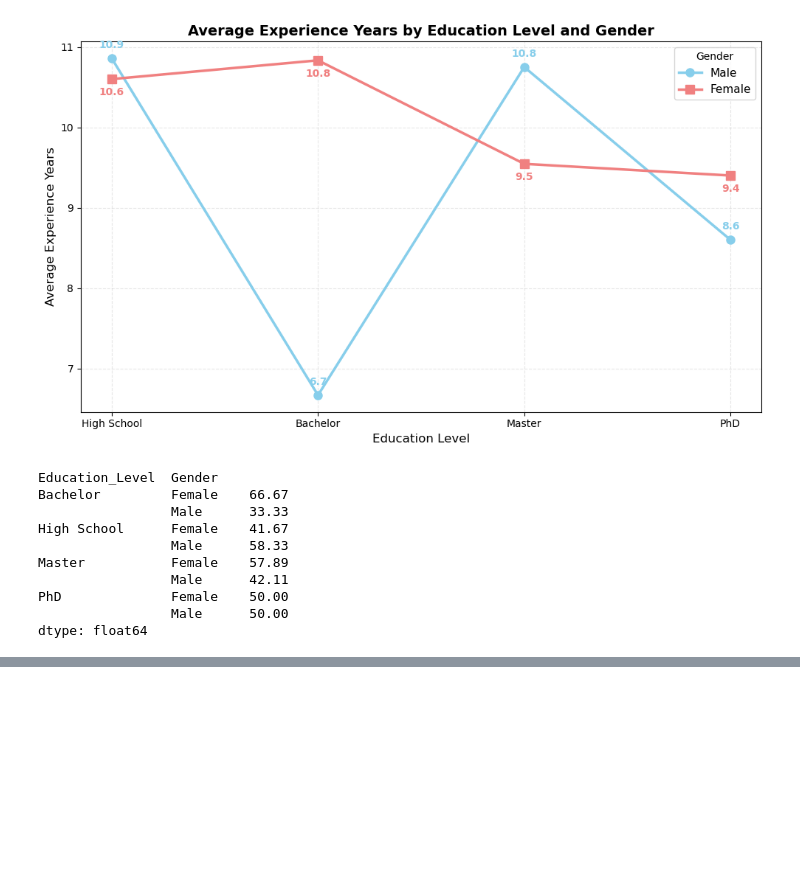
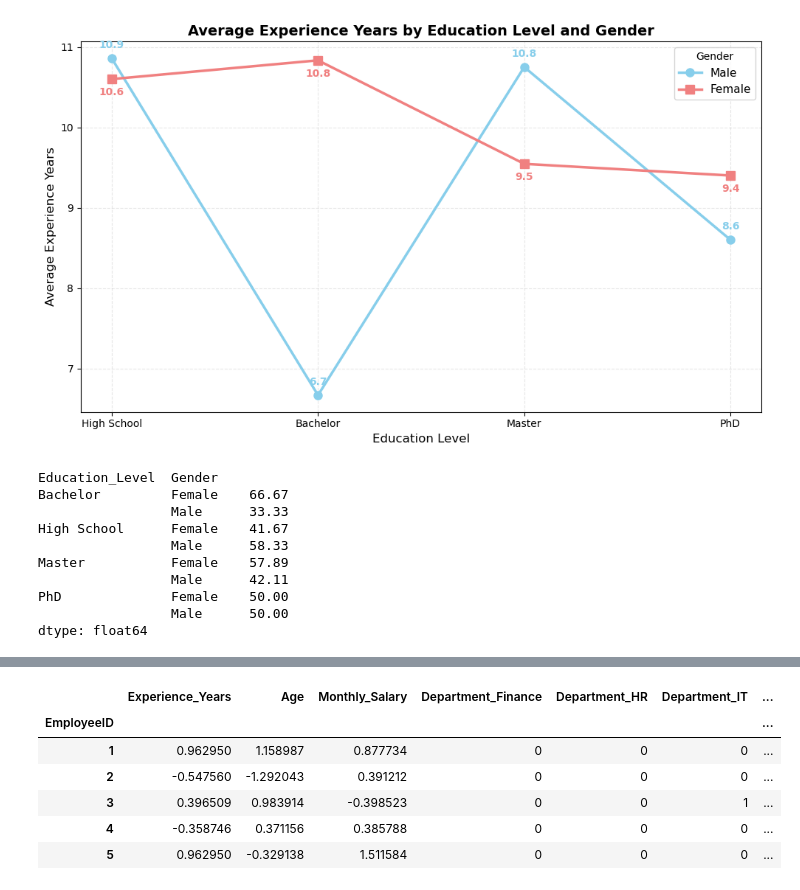
Before and after one commit to CaballeroRAR/ds_projects, a Jupyter notebook: 1_employee_salary_analysis-kaggle_salary/notebook/salary_analysis.ipynb, the cells around one changed output, grey strips where cells are left out. Cells and saved outputs as stored; diff of their text form; code cells hidden in the pictures; blank space fills up the shorter version.

```diff
--- a/1_employee_salary_analysis-kaggle_salary/notebook/salary_analysis.ipynb
+++ b/1_employee_salary_analysis-kaggle_salary/notebook/salary_analysis.ipynb
@@ -741,0 +809,13 @@ dtype: float64
+# %%
+data_encoded.drop(columns=['Name'], inplace=True)
+# Turn EmployeeID into index
+data_encoded.set_index('EmployeeID', inplace=True)
+data_encoded.head()
+# %% [output]
+|  | Experience_Years | Age | Monthly_Salary | Department_Finance | Department_HR | Department_IT | ... |
+| EmployeeID |  |  |  |  |  |  | ... |
+| 1 | 0.962950 | 1.158987 | 0.877734 | 0 | 0 | 0 | ... |
+| 2 | -0.547560 | -1.292043 | 0.391212 | 0 | 0 | 0 | ... |
+| 3 | 0.396509 | 0.983914 | -0.398523 | 0 | 0 | 1 | ... |
+| 4 | -0.358746 | 0.371156 | 0.385788 | 0 | 0 | 0 | ... |
+| 5 | 0.962950 | -0.329138 | 1.511584 | 0 | 0 | 0 | ... |
```
Also changed, not shown: parts of 14 cells of this notebook.
